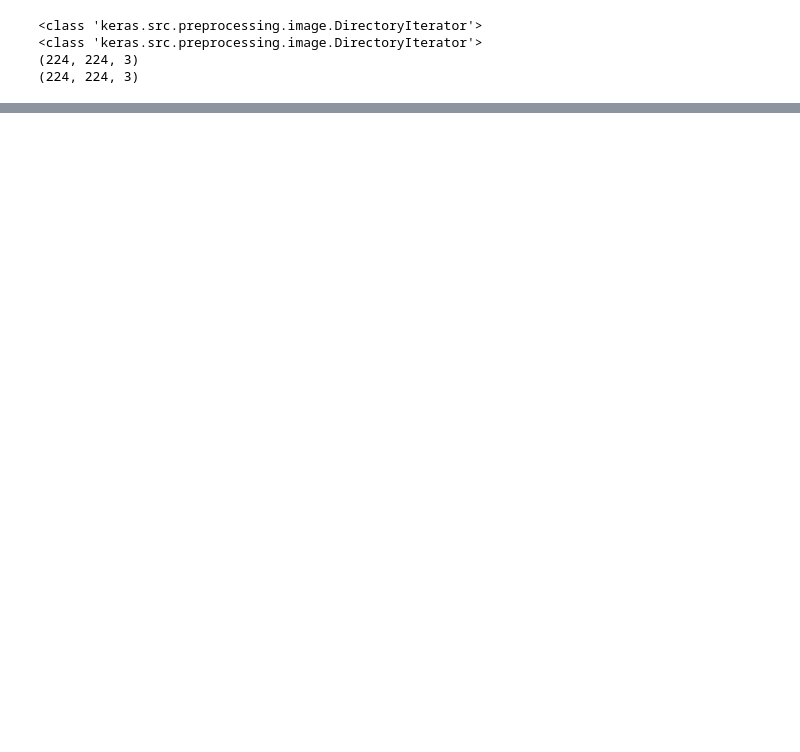
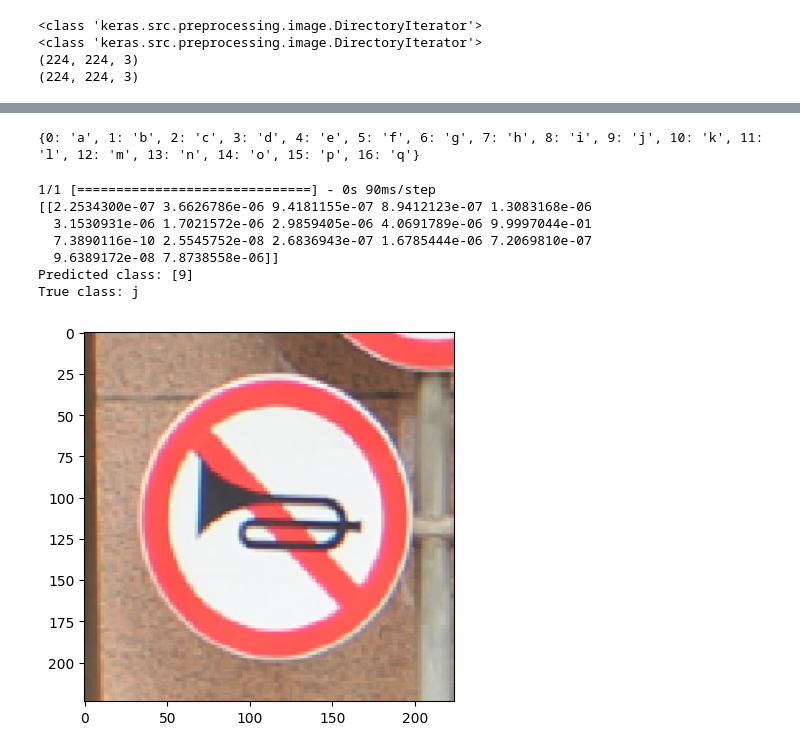
Before and after one commit to ritaxtii/imageProcessing, a Jupyter notebook: Project_ImageProcess.ipynb, the cells around one changed output, grey strips where cells are left out. Cells and saved outputs as stored; diff of their text form; code cells hidden in the pictures; blank space fills up the shorter version.

```diff
--- a/Project_ImageProcess.ipynb
+++ b/Project_ImageProcess.ipynb
@@ -314,3 +342,39 @@ weighted avg       0.99      0.99      0.99      1168
+# %%
+invert_Test_class =  {v: k for k, v in Test_generator.class_indices.items()}
+print(invert_Test_class)
+# %% [output]
+{0: 'a', 1: 'b', 2: 'c', 3: 'd', 4: 'e', 5: 'f', 6: 'g', 7: 'h', 8: 'i', 9: 'j', 10: 'k', 11: 'l', 12: 'm', 13: 'n', 14: 'o', 15: 'p', 16: 'q'}
+# %%
+from tensorflow.keras.preprocessing import image
+import numpy as np
+
+# Load and preprocess the image
+image_path = '/content/drive/MyDrive/FinalProjectImage2/Dataset/Test/j/017_1_0022.png'  # Replace with the path to your image
+img = image.load_img(image_path, target_size=(224, 224))
+plt.imshow(img)
+img = image.img_to_array(img)
+img = np.expand_dims(img, axis=0)  # Add batch dimension
+img = preprocess_input(img)  # Apply preprocessing function
+
+# Make a prediction
+predictions = model_xception.predict(img)
+print(predictions)
+
+# Get the class with the highest probability (argmax)
+predicted_class = np.argmax(predictions, axis=1)
+
+# Print the predicted class
+print("Predicted class:", predicted_class)
+print("True class:",invert_Test_class[int(predicted_class)])
+# %% [output]
+1/1 [==============================] - 0s 90ms/step
+[[2.2534300e-07 3.6626786e-06 9.4181155e-07 8.9412123e-07 1.3083168e-06
+  3.1530931e-06 1.7021572e-06 2.9859405e-06 4.0691789e-06 9.9997044e-01
+  7.3890116e-10 2.5545752e-08 2.6836943e-07 1.6785444e-06 7.2069810e-07
+  9.6389172e-08 7.8738558e-06]]
+Predicted class: [9]
+True class: j
+[figure, added]
 # %%
 from tensorflow.keras.models import load_model
 
```
Also changed, not shown: parts of 18 cells of this notebook.
